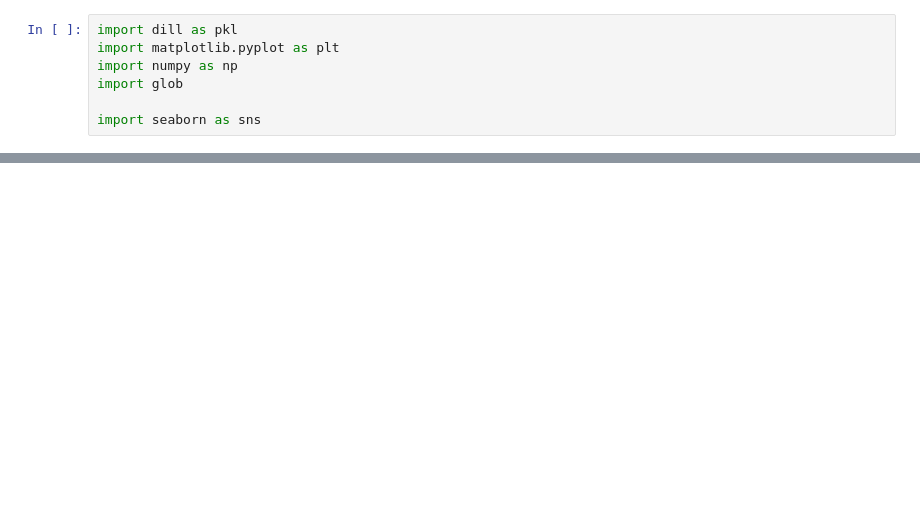
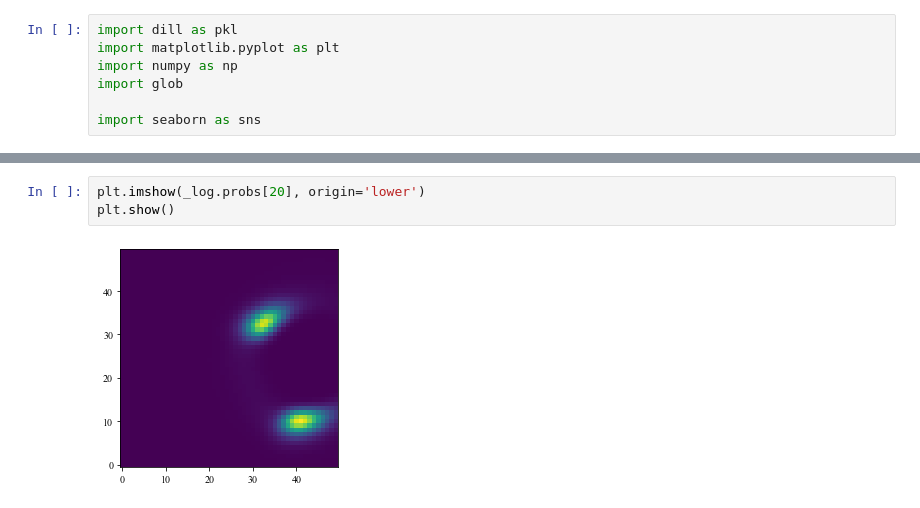
Before and after one commit to ialab-yale/time_optimal_ergodic_search, a Jupyter notebook: experiments/time_varying_search/make_stats_figure.ipynb, the cells around one changed output, grey strips where cells are left out. Saved outputs shown, nothing was run; the diff lists cells and outputs as text; blank space fills up the shorter version.

```diff
--- a/experiments/time_varying_search/make_stats_figure.ipynb
+++ b/experiments/time_varying_search/make_stats_figure.ipynb
@@ -45,0 +73,5 @@ plt.savefig('time_analysis.pdf')
+# %%
+plt.imshow(_log.probs[20], origin='lower')
+plt.show()
+# %% [output]
+[figure, added]
```
Also changed, not shown: parts of 5 cells of this notebook, 2 other files.
